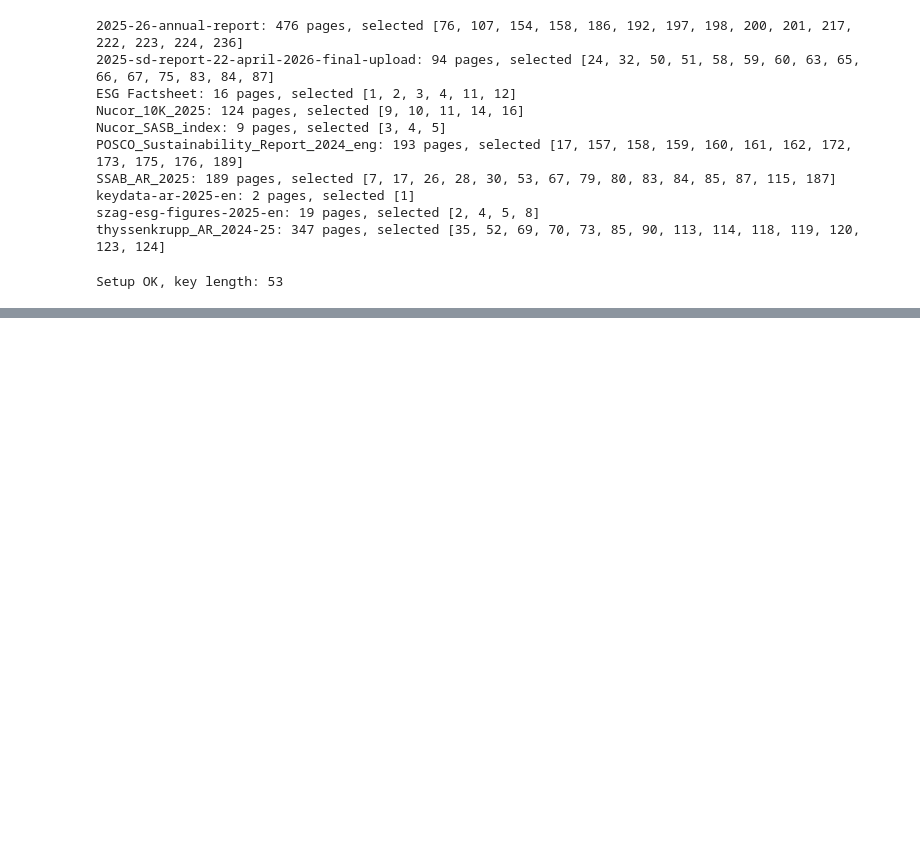
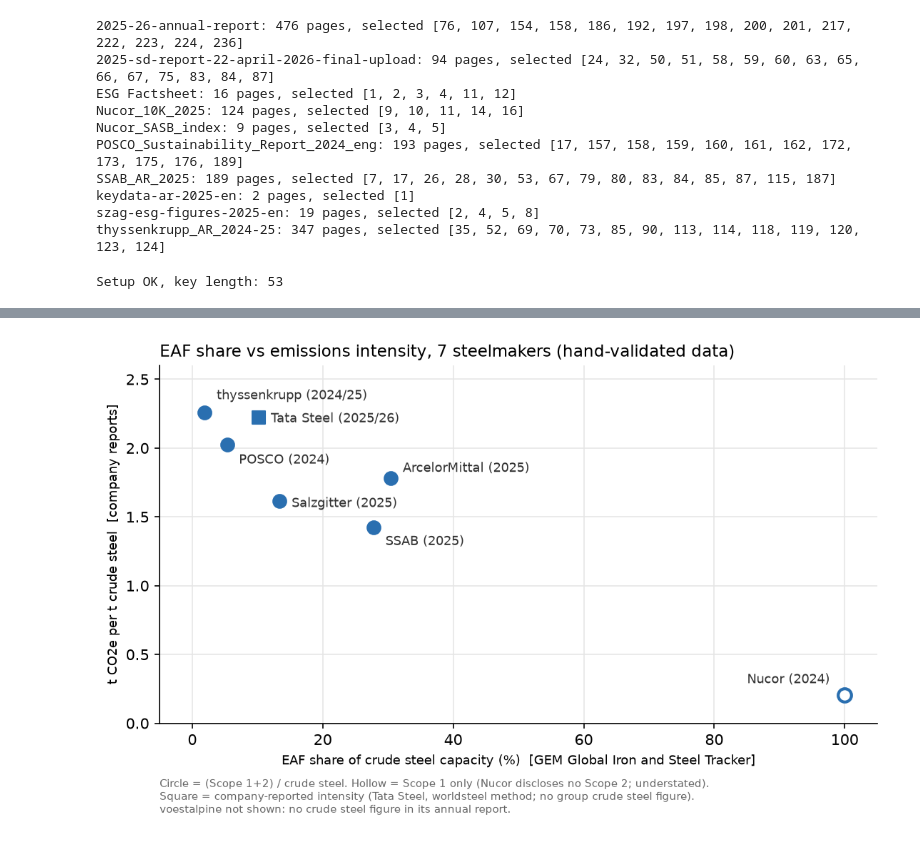
Before and after one commit to gauranggpandit/steel-decarbonisation-benchmark, a Jupyter notebook: notebooks/03_extract_batch2.ipynb, the cells around one changed output, grey strips where cells are left out. Drawn from its saved outputs; the diff is of its cells as text; code cells hidden in the pictures; blank space fills up the shorter version.

Commit message:
Batch 2: 5 more companies extracted and validated (92% on 40 fields); chart with 7 steelmakers

```diff
--- a/notebooks/03_extract_batch2.ipynb
+++ b/notebooks/03_extract_batch2.ipynb
@@ -133,0 +408,38 @@ for m in test_models:
+# %%
+fig, ax = plt.subplots(figsize=(7.5, 4.8), dpi=150)
+color = "#2a6fb0"
+offsets = {"thyssenkrupp": (8, 9), "Tata Steel": (8, -3), "POSCO": (8, -13),
+           "Salzgitter": (8, -4), "ArcelorMittal": (8, 4), "SSAB": (8, -12), "Nucor": (-10, 8)}
+
+for _, r in b.iterrows():
+    if r.basis == "Scope 1+2":
+        ax.scatter(r.eaf_pct, r.intensity, s=80, color=color, zorder=3)
+    elif r.basis == "Scope 1 only":
+        ax.scatter(r.eaf_pct, r.intensity, s=80, facecolor="white", edgecolor=color, linewidth=2, zorder=3)
+    else:
+        ax.scatter(r.eaf_pct, r.intensity, s=70, marker="s", color=color, zorder=3)
+    dx, dy = offsets[r.company]
+    ax.annotate(f"{r.company} ({r.year})", (r.eaf_pct, r.intensity), xytext=(dx, dy),
+                textcoords="offset points", ha="right" if dx < 0 else "left",
+                fontsize=8.5, color="#333333")
+
+ax.set_xlim(-5, 105)
+ax.set_ylim(0, 2.6)
+ax.set_xlabel("EAF share of crude steel capacity (%)  [GEM Global Iron and Steel Tracker]", fontsize=8.5)
+ax.set_ylabel("t CO2e per t crude steel  [company reports]", fontsize=8.5)
+ax.set_title("EAF share vs emissions intensity, 7 steelmakers (hand-validated data)", loc="left", fontsize=11)
+ax.grid(color="#e6e6e6", linewidth=0.8)
+ax.set_axisbelow(True)
+for side in ["top", "right"]:
+    ax.spines[side].set_visible(False)
+ax.text(0, -0.25,
+        "Circle = (Scope 1+2) / crude steel. Hollow = Scope 1 only (Nucor discloses no Scope 2; understated).\n"
+        "Square = company-reported intensity (Tata Steel, worldsteel method; no group crude steel figure).\n"
+        "voestalpine not shown: no crude steel figure in its annual report.",
+        transform=ax.transAxes, fontsize=7.2, color="#666666")
+
+plt.tight_layout()
+plt.savefig("../charts/eaf_vs_intensity.png", bbox_inches="tight")
+plt.show()
+# %% [output]
+[figure, added]
```
Also changed, not shown: parts of 10 cells of this notebook, 6 other files.
